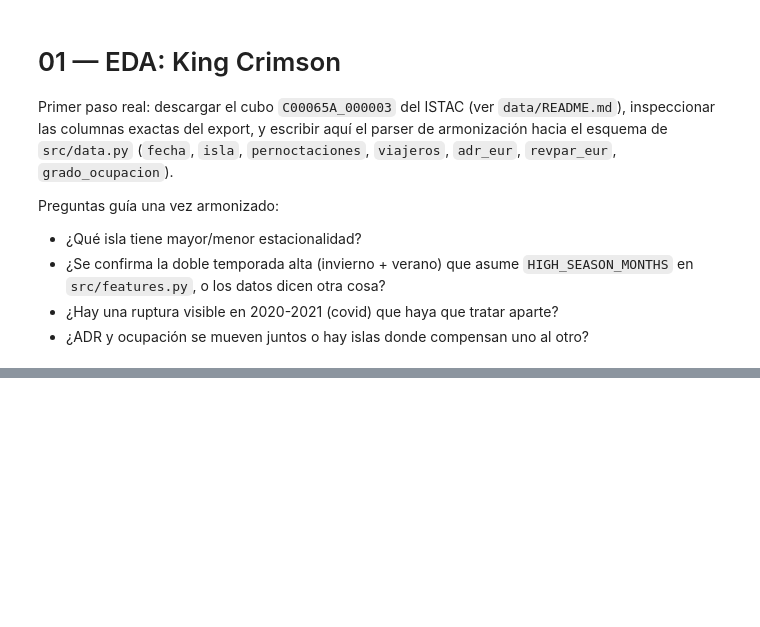
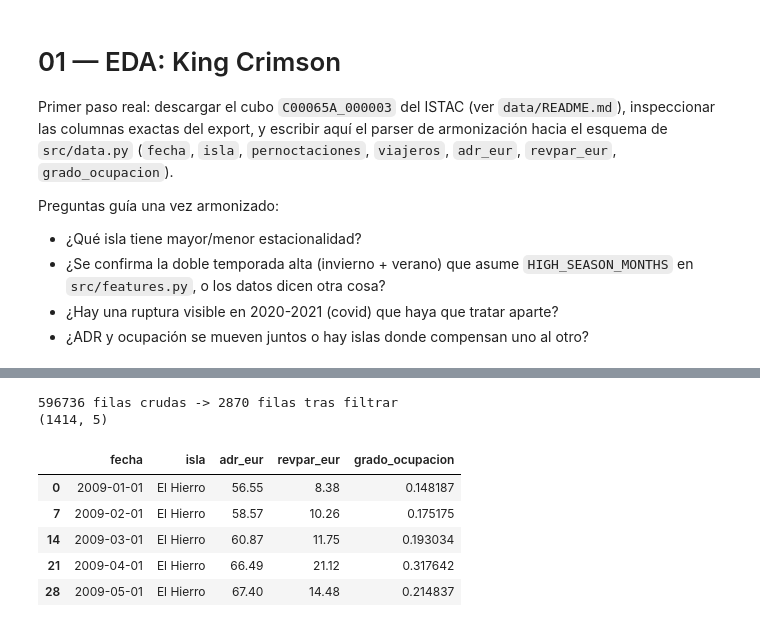
Before and after one commit to kegare825/canary-islands-tourism-forecast, a Jupyter notebook: notebooks/01_eda.ipynb, the cells around one changed output, grey strips where cells are left out. Saved outputs shown, nothing was run; the diff lists cells and outputs as text; code cells hidden in the pictures; blank space fills up the shorter version.

```diff
--- a/notebooks/01_eda.ipynb
+++ b/notebooks/01_eda.ipynb
@@ -31,0 +56,32 @@ pd.set_option("display.max_columns", 50)
+# %%
+from src.data import ISLANDS
+
+MEASURES = {"Tarifa media diaria": "adr_eur", "Ingresos por habitación": "revpar_eur"}
+
+is_monthly = raw["TIME_PERIOD_CODE"].str.contains("-M", na=False)
+is_island = raw["TERRITORIO#es"].isin(ISLANDS)
+is_total_category = raw["ALOJAMIENTO_TURISTICO_CATEGORIA#es"] == "Total"
+is_target_measure = raw["MEDIDAS#es"].isin(MEASURES)
+
+filtered = raw[is_monthly & is_island & is_total_category & is_target_measure].copy()
+print(f"{len(raw)} filas crudas -> {len(filtered)} filas tras filtrar")
+
+filtered["fecha"] = pd.to_datetime(filtered["TIME_PERIOD_CODE"], format="%Y-M%m")
+filtered["indicador"] = filtered["MEDIDAS#es"].map(MEASURES)
+filtered["isla"] = filtered["TERRITORIO#es"]
+
+wide = filtered.pivot_table(index=["fecha", "isla"], columns="indicador", values="OBS_VALUE").reset_index()
+wide.columns.name = None
+wide["grado_ocupacion"] = wide["revpar_eur"] / wide["adr_eur"]
+
+print(wide.shape)
+wide.sort_values(["isla", "fecha"]).head()
+# %% [output]
+596736 filas crudas -> 2870 filas tras filtrar
+(1414, 5)
+|  | fecha | isla | adr_eur | revpar_eur | grado_ocupacion |
+| 0 | 2009-01-01 | El Hierro | 56.55 | 8.38 | 0.148187 |
+| 7 | 2009-02-01 | El Hierro | 58.57 | 10.26 | 0.175175 |
+| 14 | 2009-03-01 | El Hierro | 60.87 | 11.75 | 0.193034 |
+| 21 | 2009-04-01 | El Hierro | 66.49 | 21.12 | 0.317642 |
+| 28 | 2009-05-01 | El Hierro | 67.40 | 14.48 | 0.214837 |
```
Also changed, not shown: parts of 7 cells of this notebook, 18 other files.
